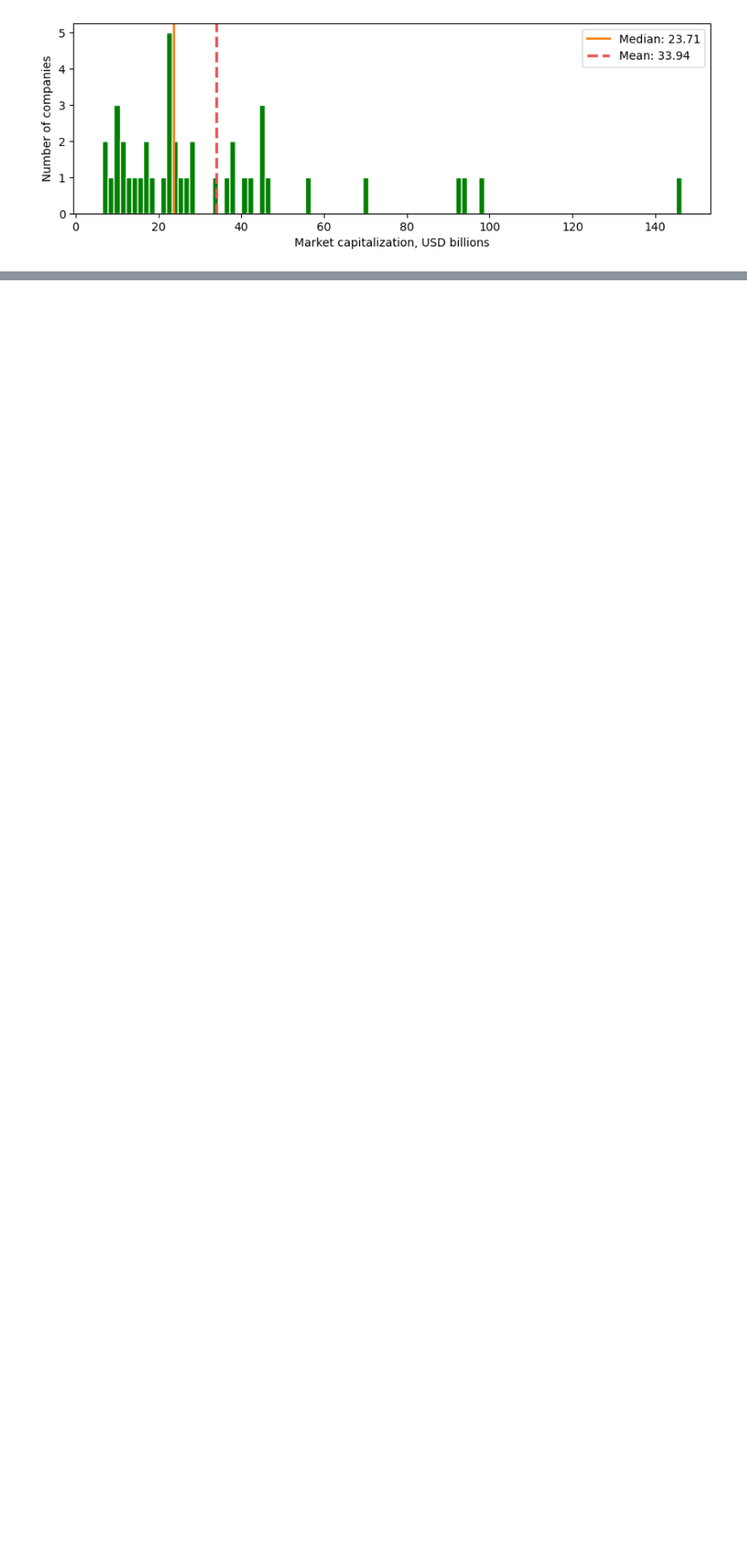
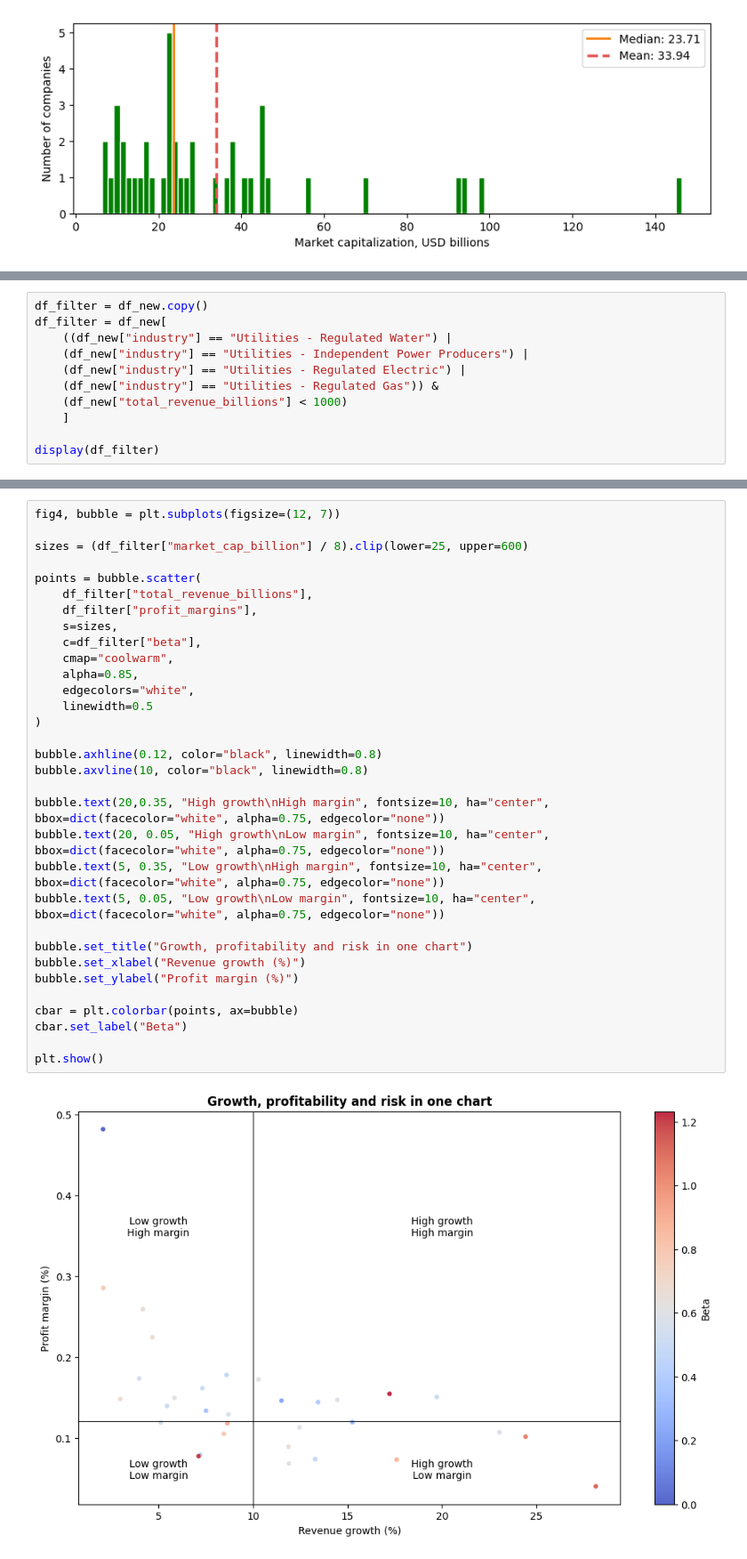
Before and after one commit to kocangregor/BigData, a Jupyter notebook: hw1_Kocan.ipynb, the cells around one changed output, grey strips where cells are left out. Shown at 89% size. Cells and saved outputs as stored; diff of their text form; blank space fills up the shorter version.

```diff
--- a/hw1_Kocan.ipynb
+++ b/hw1_Kocan.ipynb
@@ -101,0 +332,11 @@ plt.show()
+# %%
+df_filter = df_new.copy()
+df_filter = df_new[
+    ((df_new["industry"] == "Utilities - Regulated Water") |
+    (df_new["industry"] == "Utilities - Independent Power Producers") |
+    (df_new["industry"] == "Utilities - Regulated Electric") |
+    (df_new["industry"] == "Utilities - Regulated Gas")) &
+    (df_new["total_revenue_billions"] < 1000)
+    ]
+
+display(df_filter)
@@ -101,0 +361,34 @@ plt.show()
+# %%
+fig4, bubble = plt.subplots(figsize=(12, 7))
+
+sizes = (df_filter["market_cap_billion"] / 8).clip(lower=25, upper=600)
+
+points = bubble.scatter(
+    df_filter["total_revenue_billions"],
+    df_filter["profit_margins"],
+    s=sizes,
+    c=df_filter["beta"],
+    cmap="coolwarm",
+    alpha=0.85,
+    edgecolors="white",
+    linewidth=0.5
+)
+
+bubble.axhline(0.12, color="black", linewidth=0.8)
+bubble.axvline(10, color="black", linewidth=0.8)
+
+bubble.text(20,0.35, "High growth\nHigh margin", fontsize=10, ha="center", bbox=dict(facecolor="white", alpha=0.75, edgecolor="none"))
+bubble.text(20, 0.05, "High growth\nLow margin", fontsize=10, ha="center", bbox=dict(facecolor="white", alpha=0.75, edgecolor="none"))
+bubble.text(5, 0.35, "Low growth\nHigh margin", fontsize=10, ha="center", bbox=dict(facecolor="white", alpha=0.75, edgecolor="none"))
+bubble.text(5, 0.05, "Low growth\nLow margin", fontsize=10, ha="center", bbox=dict(facecolor="white", alpha=0.75, edgecolor="none"))
+
+bubble.set_title("Growth, profitability and risk in one chart")
+bubble.set_xlabel("Revenue growth (%)")
+bubble.set_ylabel("Profit margin (%)")
+
+cbar = plt.colorbar(points, ax=bubble)
+cbar.set_label("Beta")
+
+plt.show()
+# %% [output]
+[figure, added]
```
Also changed, not shown: parts of 6 cells of this notebook.
